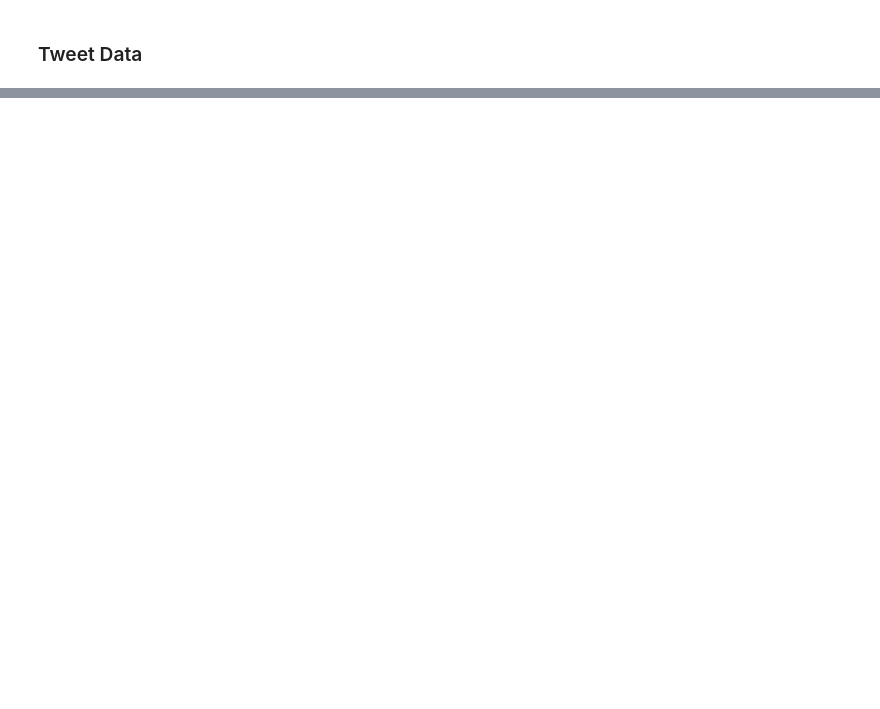
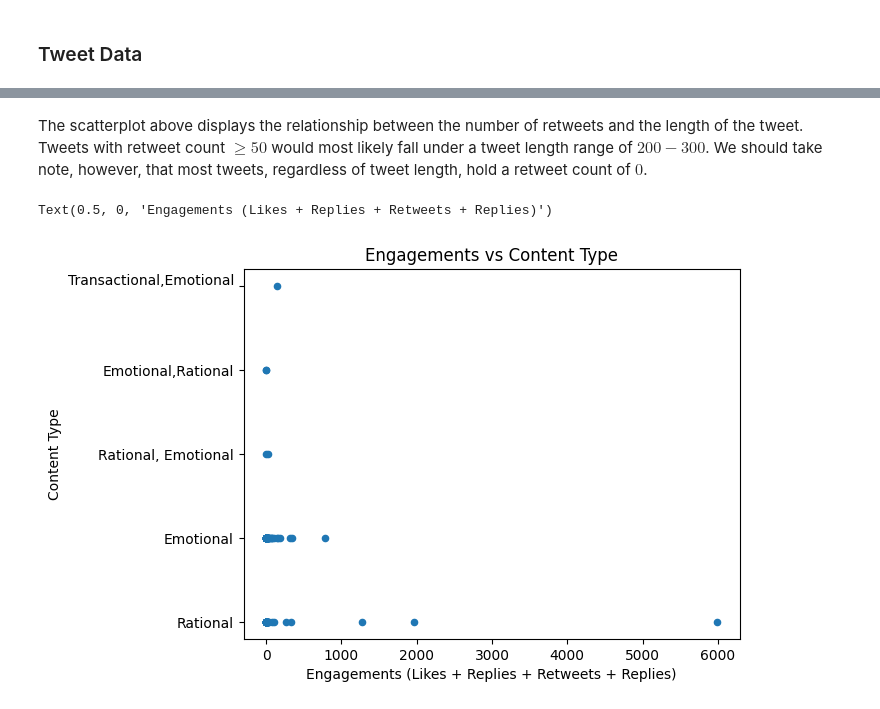
Before and after one commit to ShiroeLH/CS-132-PH-Twitter-Mis-Disinformation-Analysis, a Jupyter notebook: analysis/analysis.ipynb, the cells around one changed output, grey strips where cells are left out. Cells and saved outputs as stored; diff of their text form; code cells hidden in the pictures; blank space fills up the shorter version.

```diff
--- a/analysis/analysis.ipynb
+++ b/analysis/analysis.ipynb
@@ -769,10 +808,15 @@ Tweets with a length around $200 - 300$ would most likely gain more retweets tha
+# %% [markdown]
+The scatterplot above displays the relationship between the number of retweets and the length of the tweet. Tweets with retweet count $\geq 50$ would most likely fall under a tweet length range of $200 - 300$. We should take note, however, that most tweets, regardless of tweet length, hold a retweet count of $0$.
 # %%
 df_cont_eng = pd.DataFrame(
     {'Engagements': engagements,
      'Content Type': df_clean["Content type"]
     })
 
 
 plot_cont_eng = df_cont_eng.plot.scatter(x='Engagements', y='Content Type')
 plot_cont_eng.set_title("Engagements vs Content Type")
-plot_cont_eng.set_xlabel("Engagements (Likes + Replies + Retweets)")
+plot_cont_eng.set_xlabel("Engagements (Likes + Replies + Retweets + Replies)")
+# %% [output]
+Text(0.5, 0, 'Engagements (Likes + Replies + Retweets + Replies)')
+[figure, added]
```
Also changed, not shown: parts of 18 cells of this notebook.
